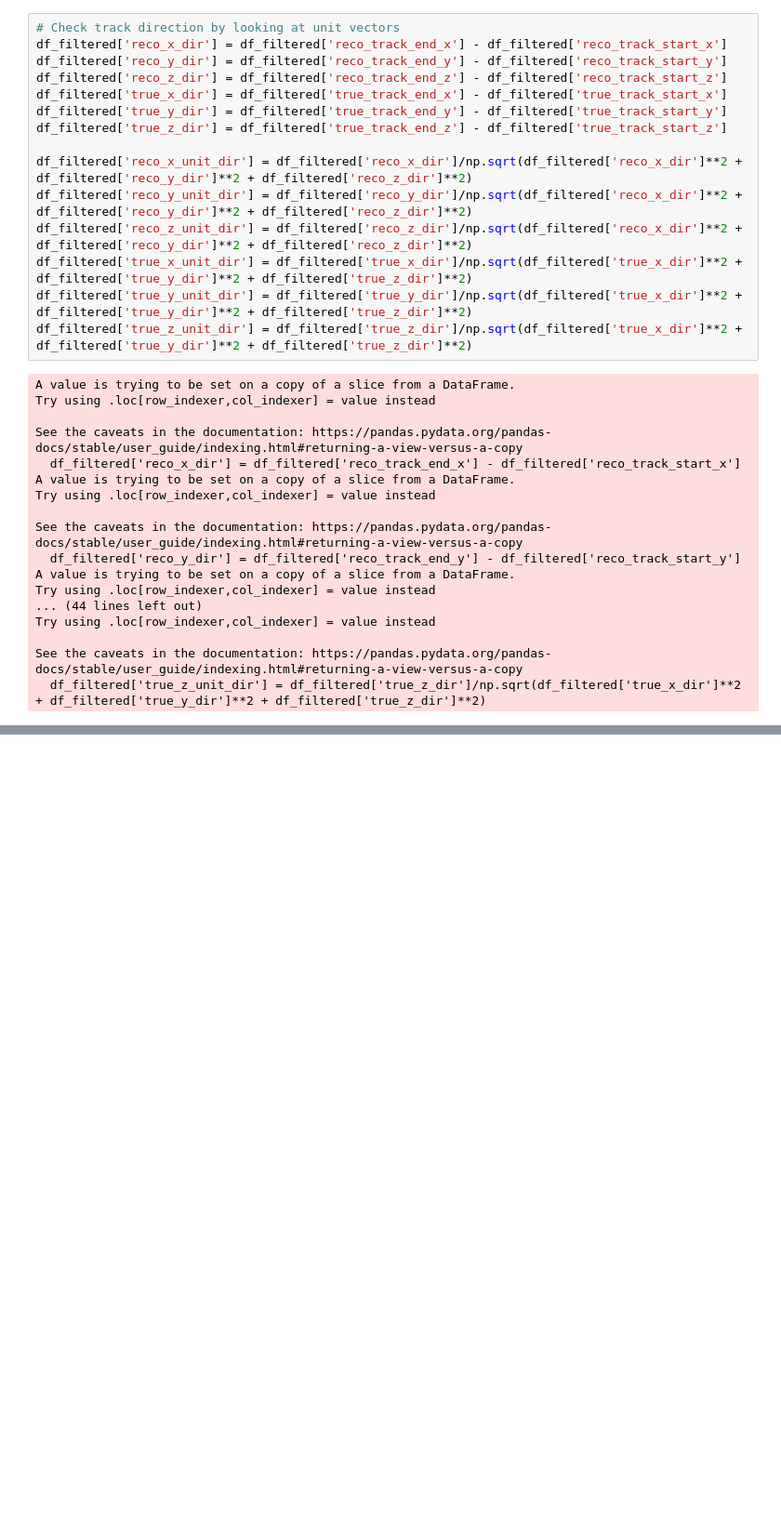
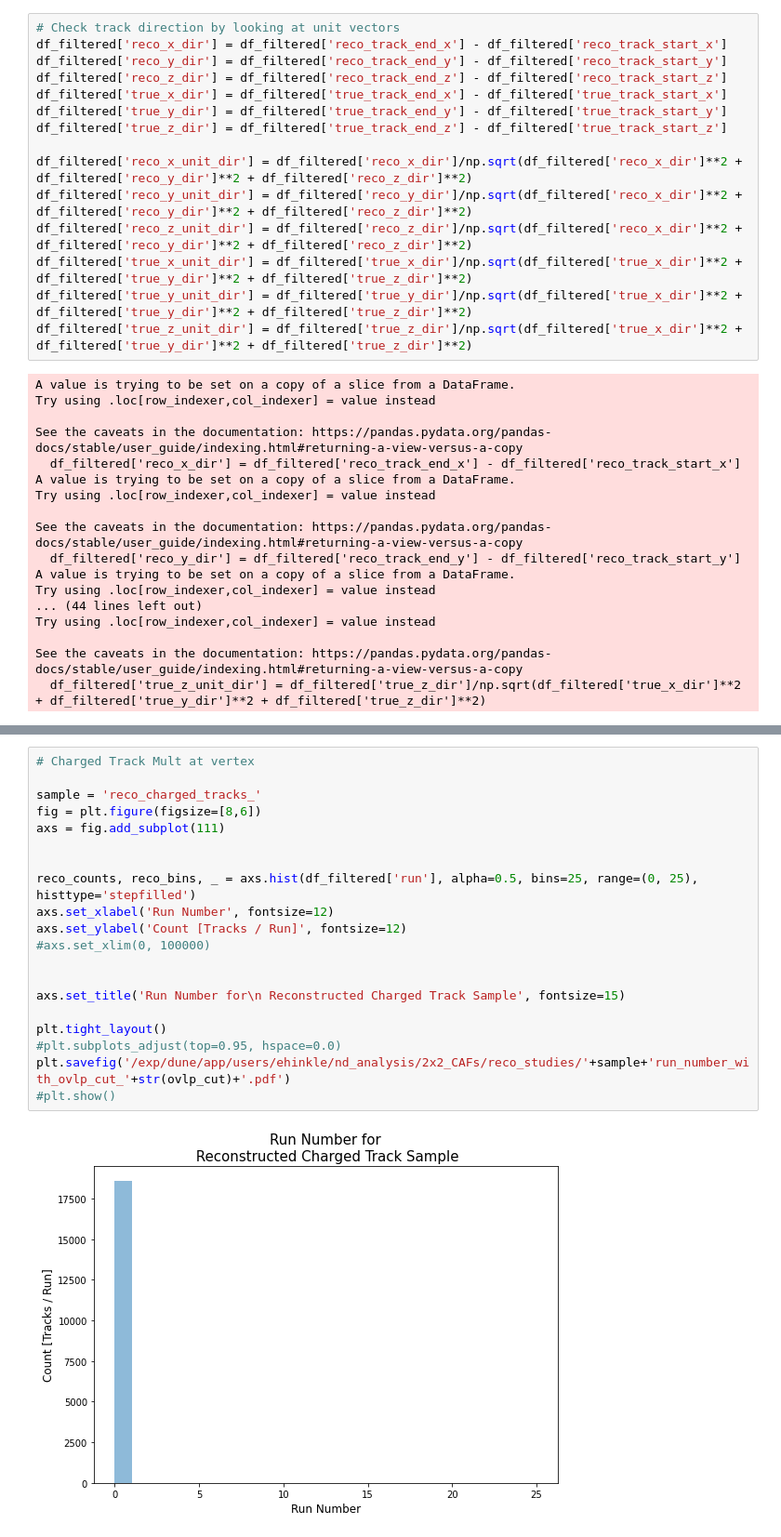
Before and after one commit to cuddandr/2x2_CAFs, a Jupyter notebook: reco_studies/reco_benchmark_plots.ipynb, the cells around one changed output, grey strips where cells are left out. Shown at 93% size. Cells and saved outputs as stored; diff of their text form; blank space fills up the shorter version.

```diff
--- a/reco_studies/reco_benchmark_plots.ipynb
+++ b/reco_studies/reco_benchmark_plots.ipynb
@@ -1100,0 +1128,22 @@ plt.savefig('/exp/dune/app/users/ehinkle/nd_analysis/2x2_CAFs/reco_studies/'+sam
+# %%
+# Charged Track Mult at vertex
+
+sample = 'reco_charged_tracks_'
+fig = plt.figure(figsize=[8,6])
+axs = fig.add_subplot(111)
+
+
+reco_counts, reco_bins, _ = axs.hist(df_filtered['run'], alpha=0.5, bins=25, range=(0, 25), histtype='stepfilled')
+axs.set_xlabel('Run Number', fontsize=12)
+axs.set_ylabel('Count [Tracks / Run]', fontsize=12)
+#axs.set_xlim(0, 100000)
+
+
+axs.set_title('Run Number for\n Reconstructed Charged Track Sample', fontsize=15)
+
+plt.tight_layout()
+#plt.subplots_adjust(top=0.95, hspace=0.0)
+plt.savefig('/exp/dune/app/users/ehinkle/nd_analysis/2x2_CAFs/reco_studies/'+sample+'run_number_with_ovlp_cut_'+str(ovlp_cut)+'.pdf')
+#plt.show()
+# %% [output]
+[figure, added]
```
Also changed, not shown: parts of 41 cells of this notebook, 4 other files.
